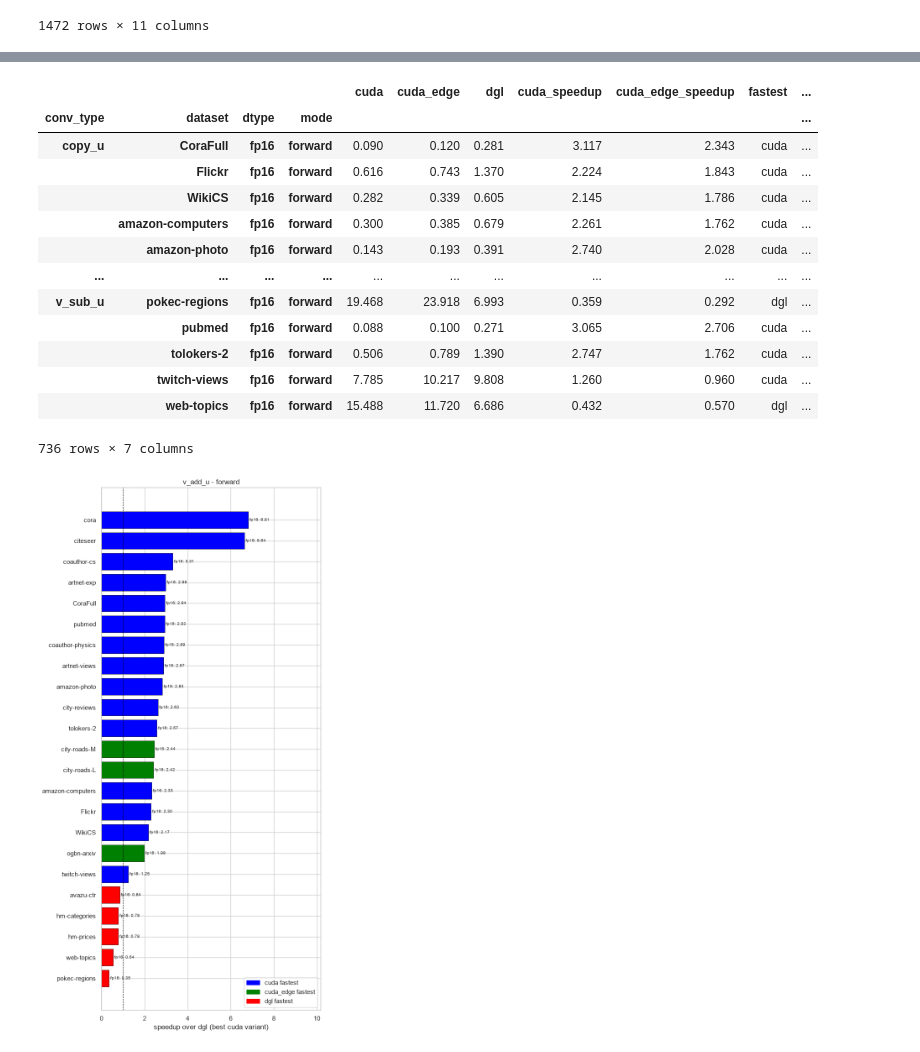
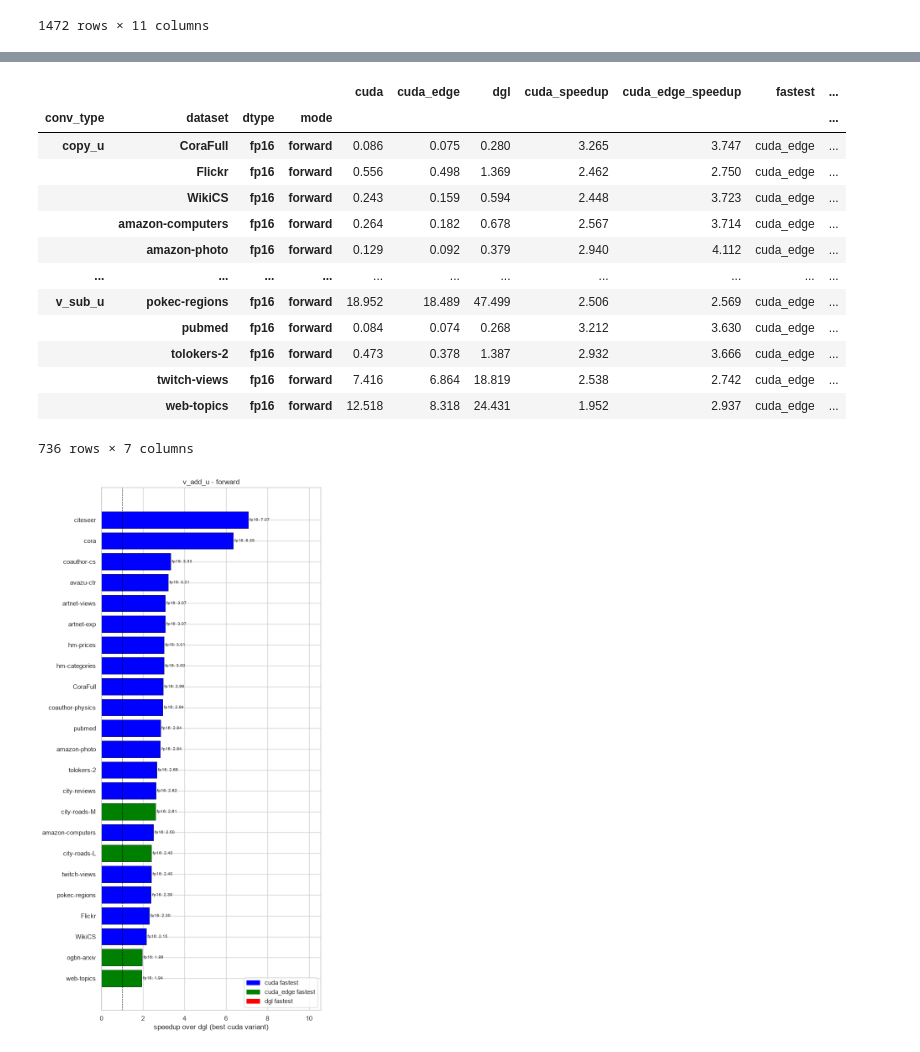
Before and after one commit to Abusagit/Turbo-GNN, a Jupyter notebook: scripts/analysis.ipynb, the cells around one changed output, grey strips where cells are left out. Cells and saved outputs as stored; diff of their text form; code cells hidden in the pictures.

```diff
--- a/scripts/analysis.ipynb
+++ b/scripts/analysis.ipynb
@@ -23,8 +23,26 @@ def seed_everything(seed: int = 137) -> None:
 SEED = 137
 seed_everything(seed = SEED)
 # %%
+# cuda_data = pd.read_csv(
+#     r"../out/cuda_gsddmm/fp16_256/all_datasets_cuda_gsddmm.csv",
+#     header=0, memory_map=True, low_memory=False,
+#     usecols=["backend", "conv_type", "dataset", "num_nodes", "num_edges", "feature_dim", "ms_per_iter", "dtype", "aggr", "mode", "iters"]
+# )
+
+# cuda_data = pd.read_csv(
+#     r"../out/cuda_gsddmm/fp16_256_streaming_read_hint/all_datasets_cuda_gsddmm.csv",
+#     header=0, memory_map=True, low_memory=False,
+#     usecols=["backend", "conv_type", "dataset", "num_nodes", "num_edges", "feature_dim", "ms_per_iter", "dtype", "aggr", "mode", "iters"]
+# )
+
+# cuda_data = pd.read_csv(
+#     r"../out/cuda_gsddmm/fp16_256_first_improvements/all_datasets_cuda_gsddmm.csv",
+#     header=0, memory_map=True, low_memory=False,
+#     usecols=["backend", "conv_type", "dataset", "num_nodes", "num_edges", "feature_dim", "ms_per_iter", "dtype", "aggr", "mode", "iters"]
+# )
+
 cuda_data = pd.read_csv(
-    r"../out/cuda_gsddmm/fp16_256/all_datasets_cuda_gsddmm.csv",
+    r"../out/cuda_gsddmm/fp16_256_second_improvements/all_datasets_cuda_gsddmm.csv",
     header=0, memory_map=True, low_memory=False,
     usecols=["backend", "conv_type", "dataset", "num_nodes", "num_edges", "feature_dim", "ms_per_iter", "dtype", "aggr", "mode", "iters"]
 )
@@ -51,7 +69,7 @@ cuda_data
 1472 rows × 11 columns
 # %%
 dgl_data = pd.read_csv(
-    r"../out/dgl_gsddmm/all_datasets_dgl_ops.csv",
+    r"../out/dgl_gsddmm/fp16_256/all_datasets_dgl_ops.csv",
     header=0, memory_map=True, low_memory=False,
     usecols=["backend", "conv_type", "dataset", "num_nodes", "num_edges", "feature_dim", "ms_per_iter", "dtype", "aggr", "mode", "iters"]
 )
@@ -89,7 +97,7 @@ all_data = pd.concat([cuda_data, dgl_data], axis=0)
 
 dataset_set = set(cuda_data.dataset.unique()) & (set(dgl_data.dataset.unique()))
 
-# all_data = all_data[all_data['dtype'] == "fp16"]
+all_data = all_data[all_data['dtype'] == "fp16"]
 
 all_data = all_data[all_data['dataset'].isin(dataset_set)]
 # %%
@@ -178,17 +166,17 @@ result
 # %% [output]
 |  |  |  |  | cuda | cuda_edge | dgl | cuda_speedup | cuda_edge_speedup | fastest | ... |
 | conv_type | dataset | dtype | mode |  |  |  |  |  |  | ... |
-| copy_u | CoraFull | fp16 | forward | 0.090 | 0.120 | 0.281 | 3.117 | 2.343 | cuda | ... |
-|  | Flickr | fp16 | forward | 0.616 | 0.743 | 1.370 | 2.224 | 1.843 | cuda | ... |
-|  | WikiCS | fp16 | forward | 0.282 | 0.339 | 0.605 | 2.145 | 1.786 | cuda | ... |
-|  | amazon-computers | fp16 | forward | 0.300 | 0.385 | 0.679 | 2.261 | 1.762 | cuda | ... |
-|  | amazon-photo | fp16 | forward | 0.143 | 0.193 | 0.391 | 2.740 | 2.028 | cuda | ... |
+| copy_u | CoraFull | fp16 | forward | 0.086 | 0.075 | 0.280 | 3.265 | 3.747 | cuda_edge | ... |
+|  | Flickr | fp16 | forward | 0.556 | 0.498 | 1.369 | 2.462 | 2.750 | cuda_edge | ... |
+|  | WikiCS | fp16 | forward | 0.243 | 0.159 | 0.594 | 2.448 | 3.723 | cuda_edge | ... |
+|  | amazon-computers | fp16 | forward | 0.264 | 0.182 | 0.678 | 2.567 | 3.714 | cuda_edge | ... |
+|  | amazon-photo | fp16 | forward | 0.129 | 0.092 | 0.379 | 2.940 | 4.112 | cuda_edge | ... |
 | ... | ... | ... | ... | ... | ... | ... | ... | ... | ... | ... |
-| v_sub_u | pokec-regions | fp16 | forward | 19.468 | 23.918 | 6.993 | 0.359 | 0.292 | dgl | ... |
-|  | pubmed | fp16 | forward | 0.088 | 0.100 | 0.271 | 3.065 | 2.706 | cuda | ... |
-|  | tolokers-2 | fp16 | forward | 0.506 | 0.789 | 1.390 | 2.747 | 1.762 | cuda | ... |
-|  | twitch-views | fp16 | forward | 7.785 | 10.217 | 9.808 | 1.260 | 0.960 | cuda | ... |
-|  | web-topics | fp16 | forward | 15.488 | 11.720 | 6.686 | 0.432 | 0.570 | dgl | ... |
+| v_sub_u | pokec-regions | fp16 | forward | 18.952 | 18.489 | 47.499 | 2.506 | 2.569 | cuda_edge | ... |
+|  | pubmed | fp16 | forward | 0.084 | 0.074 | 0.268 | 3.212 | 3.630 | cuda_edge | ... |
+|  | tolokers-2 | fp16 | forward | 0.473 | 0.378 | 1.387 | 2.932 | 3.666 | cuda_edge | ... |
+|  | twitch-views | fp16 | forward | 7.416 | 6.864 | 18.819 | 2.538 | 2.742 | cuda_edge | ... |
+|  | web-topics | fp16 | forward | 12.518 | 8.318 | 24.431 | 1.952 | 2.937 | cuda_edge | ... |
 736 rows × 7 columns
 # %%
 CONV = "v_add_u"
@@ -206,33 +194,33 @@ dtypes = sorted(df["dtype"].unique())
 bar_h = 0.8 / len(dtypes)
 y_base = np.arange(len(datasets))
 
 fig, axes = plt.subplots(1, len(modes), figsize=(7 * len(modes), 0.5 * len(datasets) + 2), sharey=True, squeeze=False)
 
 for ax, mode in zip(axes[0], modes):
     sub = df[df["mode"] == mode]
     finite = sub["speedup"].replace([np.inf, 0.0], np.nan)
-    cap = finite.max() * 1.15  # where to draw the "infinitely better" bars
+    cap = finite.max() * 1.1  # where to draw the "infinitely better" bars
 
     for j, dtype in enumerate(dtypes):
         d = sub[sub["dtype"] == dtype].set_index("dataset").reindex(datasets)
         y = y_base - 0.4 + bar_h * (j + 0.5)
         vals = d["speedup"].replace(np.inf, cap).fillna(0.0).values
         ax.barh(y, vals, height=bar_h, color=d["color"].fillna("lightgray").values, edgecolor="black", linewidth=0.5)
         for yi, v, raw in zip(y, vals, d["speedup"].values):
             label = "∞" if np.isinf(raw) else ("OOM" if raw == 0.0 or np.isnan(raw) else f"{raw:.2f}")
             ax.text(v, yi, f" {dtype}: {label}", va="center", ha="left", fontsize=7)
 
     ax.axvline(1.0, color="black", linestyle="--", linewidth=0.8)
     ax.set_yticks(y_base)
     ax.set_yticklabels(datasets)
     ax.invert_yaxis()  # first (largest min-speedup) dataset on top
-    ax.set_xlim(0, cap * 1.3)
+    ax.set_xlim(0, cap * 1.1)
     ax.set_xlabel("speedup over dgl (best cuda variant)")
     ax.set_title(f"{CONV} - {mode}")
 
 handles = [plt.Rectangle((0, 0), 1, 1, color=c, label=f"{b} fastest") for b, c in BACKEND_COLORS.items()]
 axes[0][0].legend(handles=handles, loc="lower right")
 fig.tight_layout()
 plt.show()
 # %% [output]
-[figure, old version]
+[figure, new version]
```
Also changed, not shown: parts of 7 cells of this notebook, 12 other files.
